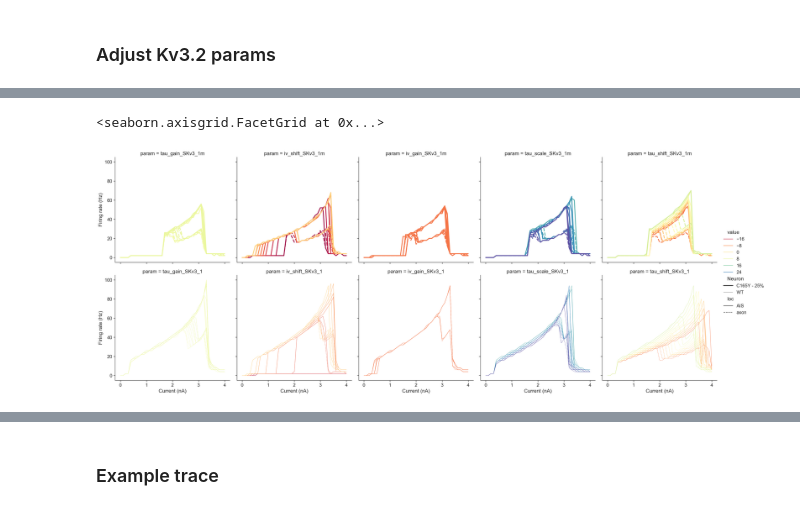
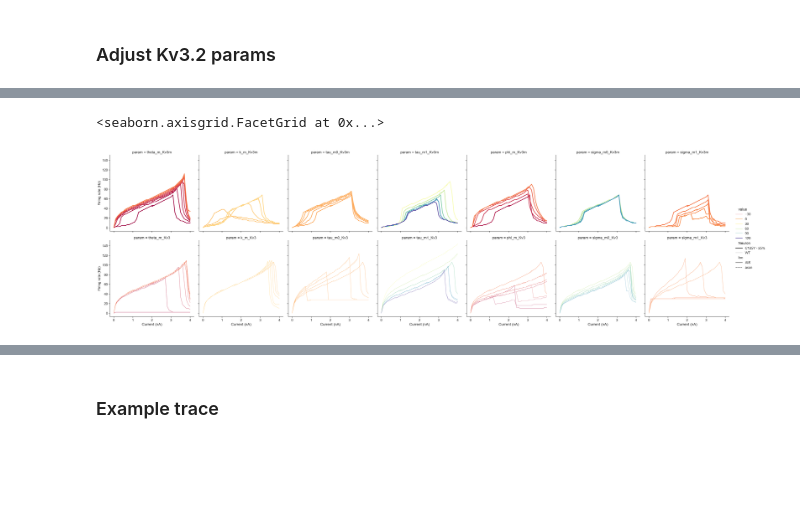
Before and after one commit to ChrisCurrin/pv-kcnc2, a Jupyter notebook: notebook.ipynb, the cells around one changed output, grey strips where cells are left out. Drawn from its saved outputs; the diff is of its cells as text; code cells hidden in the pictures; blank space fills up the shorter version.

```diff
--- a/notebook.ipynb
+++ b/notebook.ipynb
@@ -194,8 +194,15 @@ def iv_fig(vclamp_values=None, ppn_props=None, ppn_mut_props=None, tstop=210):
     # only initial vclamp_values will be plotted, but simulations will be run for these values
     extended_vclamp_values = np.arange(vclamp_values.min(), vclamp_values.max() + 1, 1)
 
-    change_mech_props(ppn, **ppn_props)
-    change_mech_props(ppn_mut, "SKv3_1m", **ppn_mut_props)
+    # check if ppn_props is empty
+    if ppn_props or ppn_mut_props:
+        h.usetable_Kv3=0
+        h.usetable_Kv3m=0
+    else:
+        h.usetable_Kv3=1
+        h.usetable_Kv3m=1
+    change_mech_props(ppn, "Kv3", **ppn_props)
+    change_mech_props(ppn_mut, "Kv3m", **ppn_mut_props)
 
     sample_lines = {
         "v": [],
@@ -428,6 +477,13 @@ def run_sims(pv, stims, fractions, dur, load=False, arrow=False, shape_plot=True
 
     if pv_props is None:
         pv_props = {}
+        h.usetable_Kv3 = 1
+        h.usetable_Kv3m = 1
+    else:
+        # do not use the lookup table for the Kv3 and Kv3m
+        # as we want the table to be re-calculated
+        h.usetable_Kv3 = 0
+        h.usetable_Kv3m = 0
 
     # optionally set properties of pv neuron
     for key, val in pv_props.items():
@@ -515,30 +622,32 @@ def run_sims(pv, stims, fractions, dur, load=False, arrow=False, shape_plot=True
 # %% [markdown]
 ### Adjust Kv3.2 params
 # %%
-stims = [(amp, 0) for amp in np.round(np.arange(0., 4.1, 0.1), 2)]
+stims = [(amp, 0) for amp in np.round(np.arange(0., 4.1, 0.1), 3)]
 
 # either change params of the original Kv3.2 channel ("down") or the mutated Kv3.2 channel ("up")
 mut_directions = {"up": [0.25], "down": [0]}
 
 # params (values are default -> mutant)
 params = dict(
-    tau_gain=np.round(np.linspace(8, 6, 10), 2),
-    iv_shift=np.round(np.linspace(-2.11, -20.0, 10), 2),
-    iv_gain=np.round(np.linspace(-9.7, -10.2, 10), 2),
-    tau_scale=np.round(np.linspace(20.0, 28, 10), 2),
-    tau_shift=np.round(np.linspace(10.0, -10, 10), 2),
-    # TODO: ek as a relative param per section
+    theta_m = np.round(np.linspace(-13.0, -50.0, 10), 2),
+    k_m = np.round(np.linspace(7.8, 15, 5), 2),
+    tau_m0 = np.round(np.linspace(0.1, 1.5, 5), 2), # actually both 0.1
+    tau_m1 = np.round(np.linspace(40.0, 120, 5), 2), # actually both 80
+    phi_m = np.round(np.linspace(-13.0, -45.0, 5), 2),
+    sigma_m0 = np.round(np.linspace(60.0, 100.0, 5), 2),
+    sigma_m1 = np.round(np.linspace(-6.0 , -14.0, 5), 2),
 )
 
 param_df = pd.DataFrame()
 for mut_up_down, fracs in mut_directions.items():
     for param_key, param_space in params.items():
-        actual_param = f"{param_key}_SKv3_1"
+        actual_param = f"{param_key}_Kv3"
         if mut_up_down == "up":
             actual_param += "m"
 
         for param_val in param_space:
             pv_key = f"{actual_param}={param_val}"
+
             param_result = run_sims(
                 pv_key,
                 stims,
@@ -578,5 +687,6 @@ for mut_up_down, fracs in mut_directions.items():
                     ],
                     ignore_index=True,
                 )
+param_df[FIRING_RATE_LABEL] = param_df["Spikes"]/0.5
 param_df
 # %% [output]
@@ -598,23 +706,23 @@ param_df[FIRING_RATE_LABEL] = param_df["Spikes"]/0.5
 # %%
 sns.relplot(
     data=param_df,
     col="param",
-    col_wrap=5,
+    col_wrap=len(params),
     # row="Neuron",
     hue="value",
     palette="Spectral",
     x=CURRENT_LABEL,
     y=FIRING_RATE_LABEL,
     size="Neuron",
     style="loc",
     style_order=["AIS", "axon"],
     kind="line",
     legend="brief",
     # facet_kws=dict(sharex=False),
 )
 # %% [output]
 <seaborn.axisgrid.FacetGrid at 0x...>
-[figure, old version]
+[figure, new version]
 # %%
 with sns.plotting_context("poster"):
     fig, axes = plt.subplot_mosaic(
```
Also changed, not shown: parts of 17 cells of this notebook, 7 other files.
